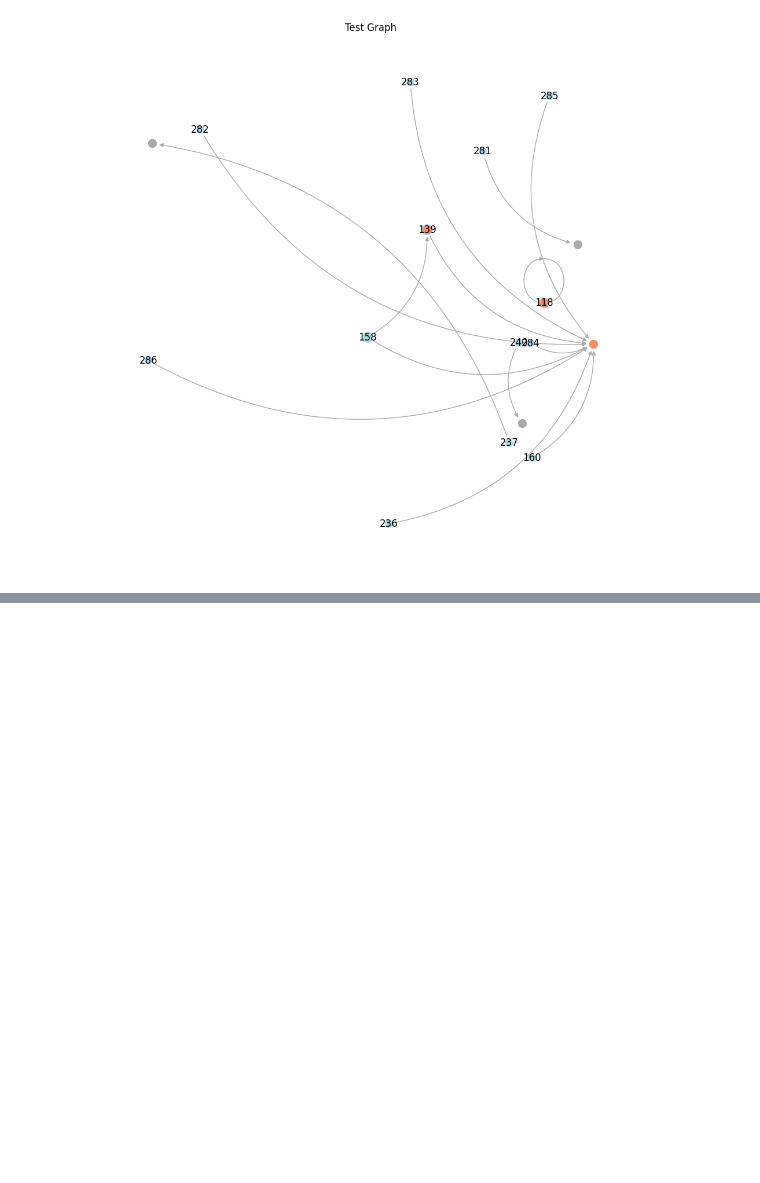
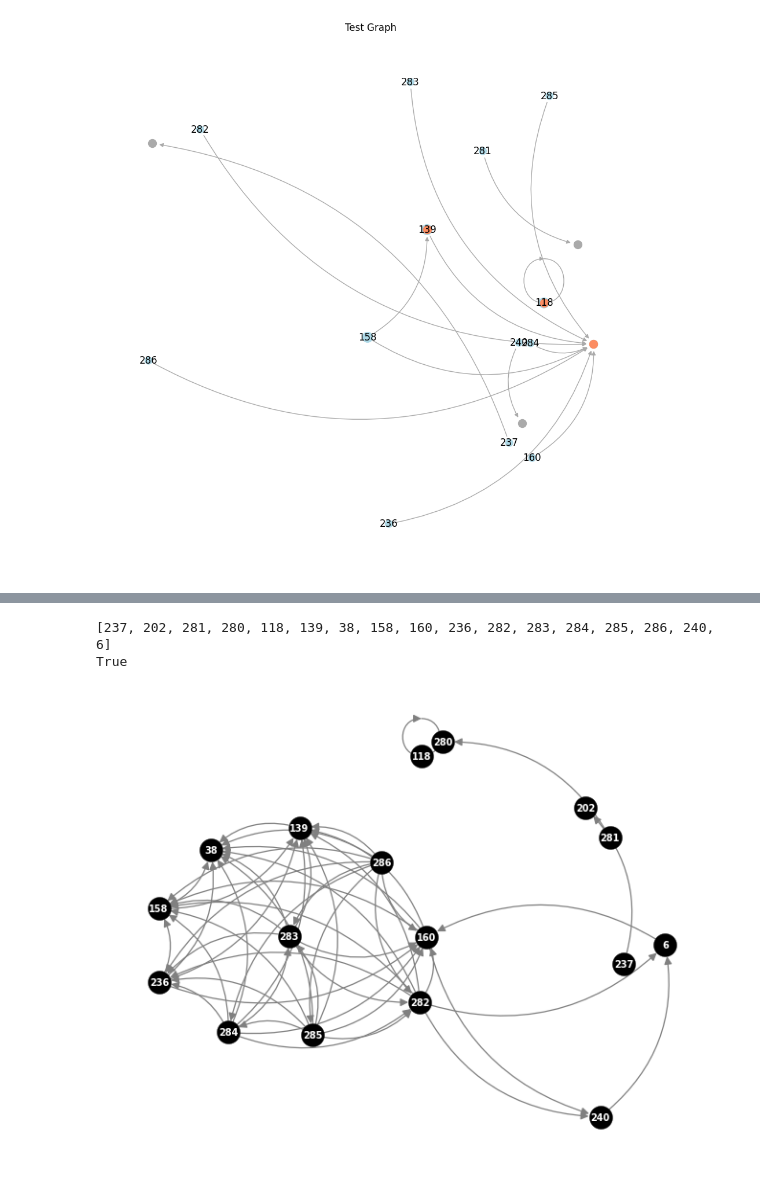
Before and after one commit to rahmanziaur/TestGraphTheory, a Jupyter notebook: TestDependency1_3.ipynb, the cells around one changed output, grey strips where cells are left out. Saved outputs shown, nothing was run; the diff lists cells and outputs as text; code cells hidden in the pictures; blank space fills up the shorter version.

```diff
--- a/TestDependency1_3.ipynb
+++ b/TestDependency1_3.ipynb
@@ -1008,0 +800,74 @@ Reachable Nodes from  158  are
+# %%
+import networkx as nx
+import matplotlib.pyplot as plt
+import pandas as pd
+from networkx.algorithms import tournament
+
+
+options = {
+    'node_color': 'black',
+    'edge_color': 'gray',
+    'node_size': 300,
+    'width': .9,
+    'linewidths':0.25,
+    'font_size':7,
+    'with_labels':True,
+    'connectionstyle':"arc3,rad=0.3",
+    'arrowsize':12,
+    'font_weight':'bold',
+    'font_color':'white'
+}
+
+#G = nx.DiGraph([(0, 1), (1, 2), (2, 0)])
+
+df = pd.read_csv("https://raw.githubusercontent.com/rahmanziaur/TestGraphTheory/main/testGraph.csv")
+
+G = nx.from_pandas_edgelist(df, source='source', target='target', edge_attr=None, create_using=nx.DiGraph())
+
+#source = 2
+
+#G = nx.DiGraph([(1, 0), (1, 3), (1, 2), (2, 3), (2, 0), (3, 0)])
+
+all_nodes = G.nodes
+total = []
+
+for node in all_nodes:
+  total.append(node)
+print(total)
+
+no_node_reachable =[]
+node_index=[]
+
+#print(total.index(282))
+
+#print(tournament.is_reachable(G, total.index(282), total.index(281)))
+print(tournament.is_reachable(G, 282, 281))
+# for source1 in total:
+#   count=0
+#   for target1 in total:
+#     if tournament.is_reachable(G, total.index(source1), total.index(target1)):
+#       if target1==source1:
+#         continue
+#       count = count + 1
+
+#   node_index.append(source1)
+#   no_node_reachable.append(count)
+
+  #print("No of nodes we can reach from "+str(source)+" is :"+str(count)+"\n")
+
+#print(str(no_node_reachable)+"\n")
+#print(node_index)
+
+#print("Can we reach from "+ str(source) +" to "+str(target)+"?\n", tournament.is_reachable(G, source, target))
+#tournament.is_reachable(G, 1, 3)
+#tournament.is_tournament(G)
+
+# to open
+# df_new = pd.DataFrame({'Node':pd.Series(node_index, index=node_index),'Reacability':pd.Series(no_node_reachable, index=node_index)})
+# df_new.to_csv('zia.csv', index=False)
+nx.draw(G, pos=nx.kamada_kawai_layout(G), **options)
+plt.show()
+# %% [output]
+[237, 202, 281, 280, 118, 139, 38, 158, 160, 236, 282, 283, 284, 285, 286, 240, 6]
+True
+[figure, added]
```
Also changed, not shown: parts of 4 cells of this notebook.
